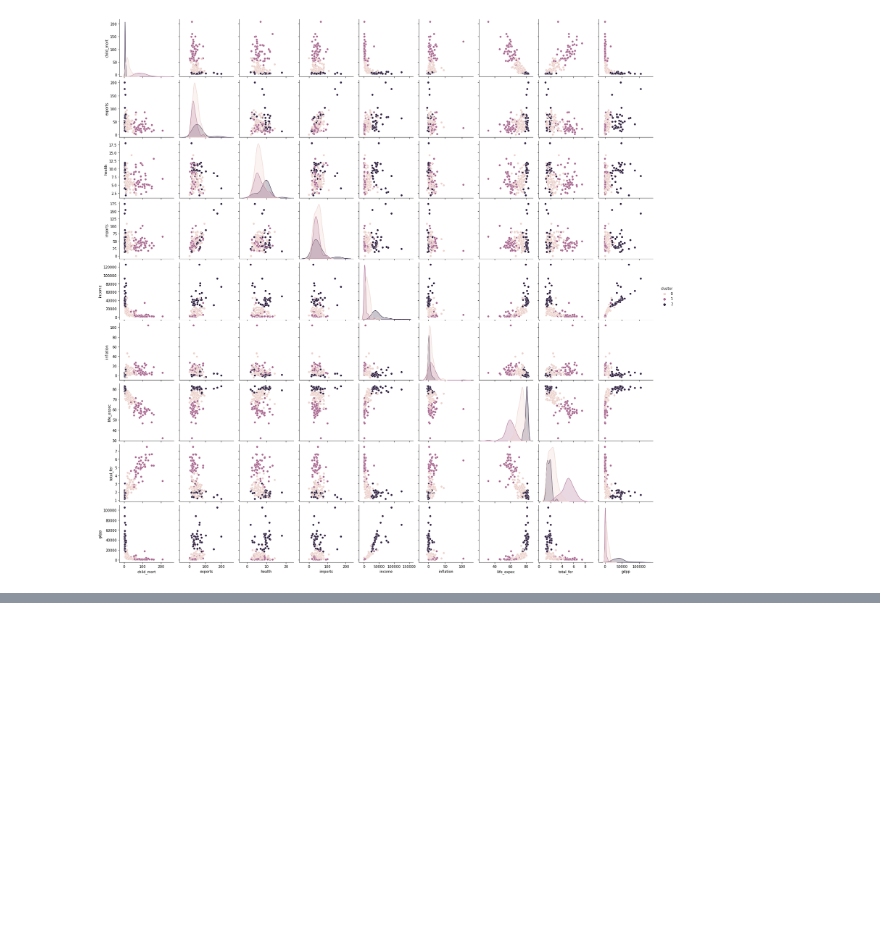
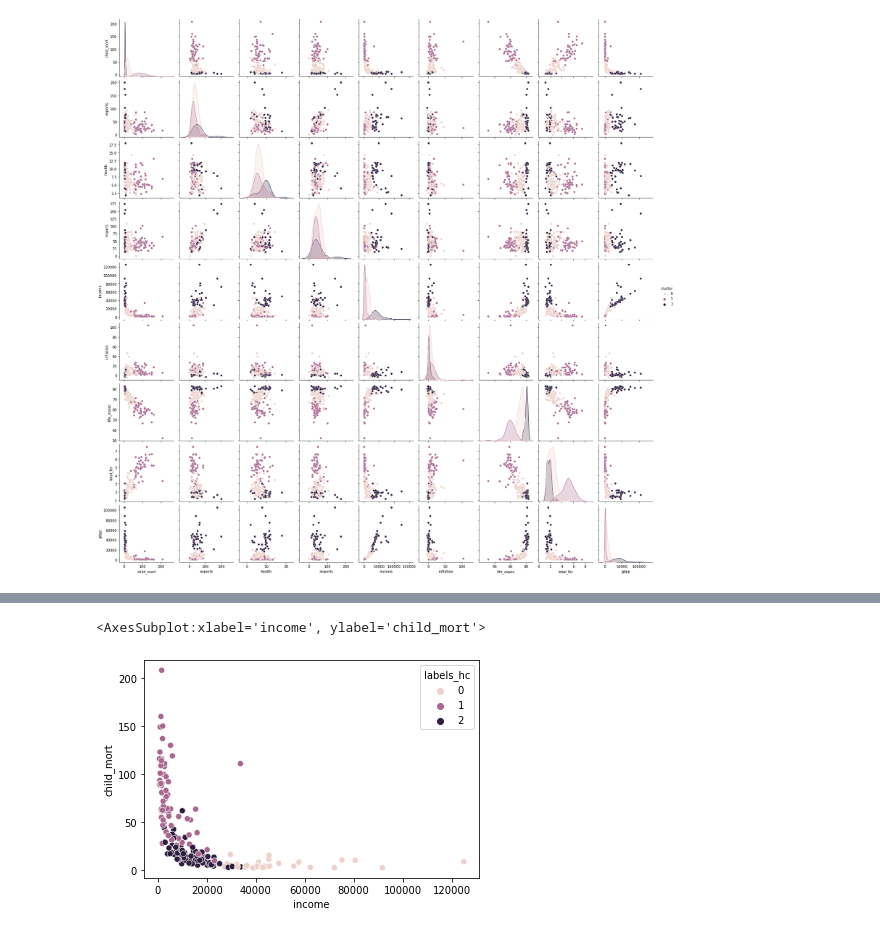
Before and after one commit to RiyaKashyap15/Country-Clustering, a Jupyter notebook: Data preprocessing & model building of Country dataset - Clustering.ipynb, the cells around one changed output, grey strips where cells are left out. Saved outputs shown, nothing was run; the diff lists cells and outputs as text; code cells hidden in the pictures; blank space fills up the shorter version.

```diff
--- a/Data preprocessing & model building of Country dataset - Clustering.ipynb
+++ b/Data preprocessing & model building of Country dataset - Clustering.ipynb
@@ -530,0 +557,5 @@ sns.pairplot(data,hue = 'cluster')
+# %%
+model = AgglomerativeClustering(n_clusters=3, affinity='euclidean', linkage='ward')
+model.fit(data2)
+labels = model.labels_
+labels
@@ -530,0 +571,5 @@ sns.pairplot(data,hue = 'cluster')
+# %%
+# add cluster column to original dataset with countries and non-scaled values
+df['labels_hc'] = labels.tolist()
+data = df
+data.head()
@@ -530,0 +593,6 @@ sns.pairplot(data,hue = 'cluster')
+# %%
+# plotting the clusters with seaborn
+sns.scatterplot(x="income", y="child_mort", hue="labels_hc", data=data)
+# %% [output]
+<AxesSubplot:xlabel='income', ylabel='child_mort'>
+[figure, added]
```
Also changed, not shown: parts of 18 cells of this notebook.
